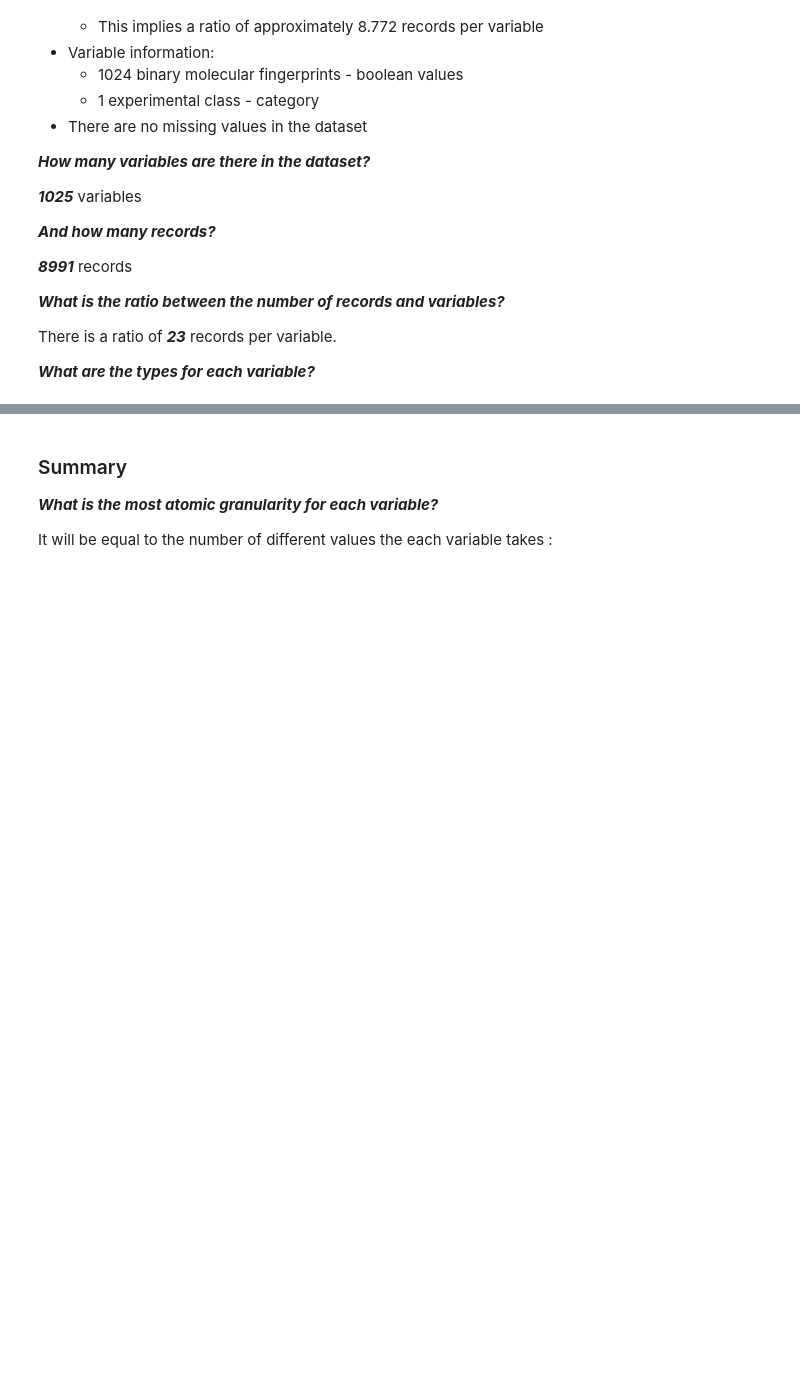
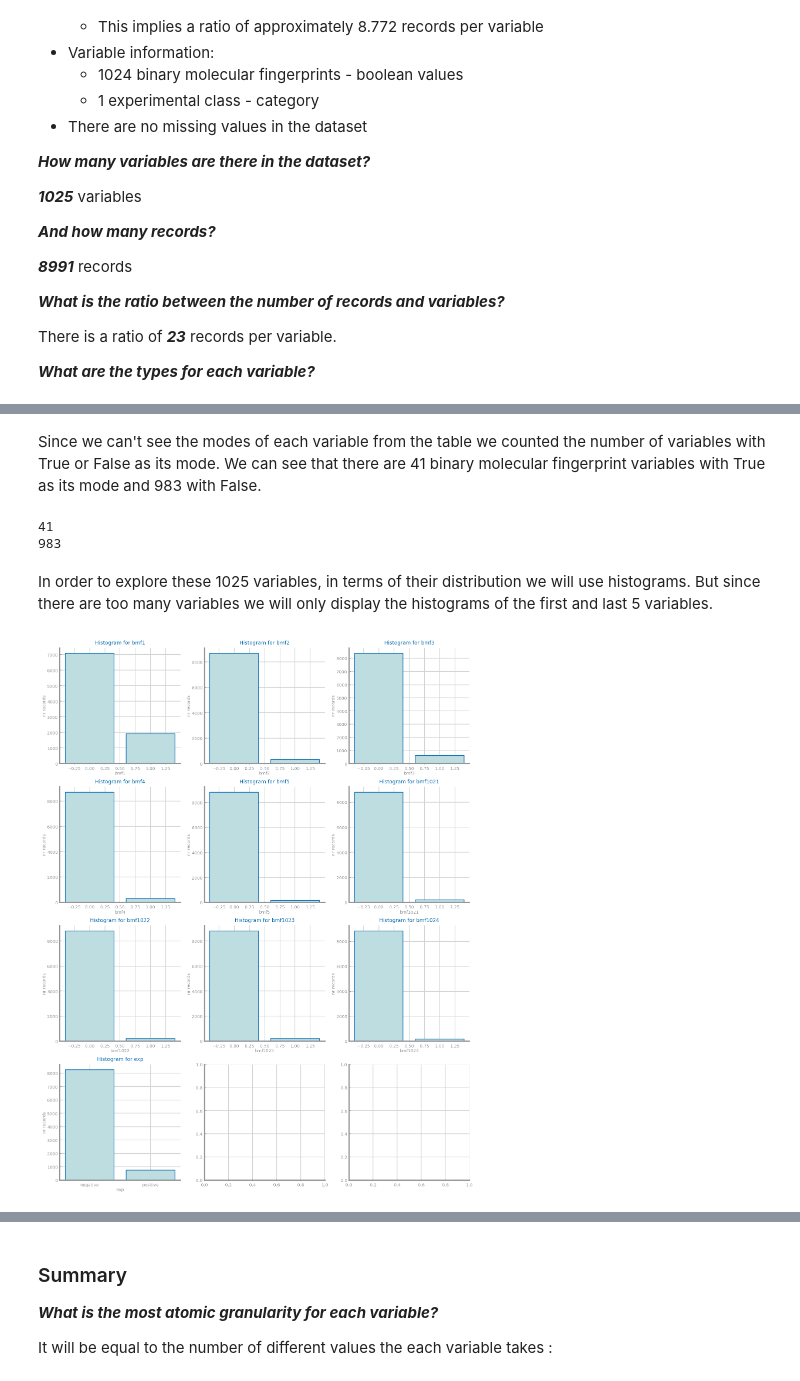
Before and after one commit to filipesousaist/ds_project, a Jupyter notebook: dataset2/DataProfiling.ipynb, the cells around one changed output, grey strips where cells are left out. Drawn from its saved outputs; the diff is of its cells as text; code cells hidden in the pictures; blank space fills up the shorter version.

```diff
--- a/dataset2/DataProfiling.ipynb
+++ b/dataset2/DataProfiling.ipynb
@@ -121,0 +134,27 @@ There is a ratio of ***23*** records per variable.
+# %% [markdown]
+Since we can't see the modes of each variable from the table we counted the number of variables with True or False as its mode. We can see that there are 41 binary molecular fingerprint variables with True as its mode and 983 with False.
+# %%
+print(data.mode().values.tolist()[0].count(True))
+print(data.mode().values.tolist()[0].count(False))
+# %% [output]
+41
+983
+# %% [markdown]
+In order to explore these 1025 variables, in terms of their distribution we will use histograms. But since there are too many variables we will only display the histograms of the first and last 5 variables.
+# %%
+symbolic_vars = data.columns
+
+rows, cols = ds.choose_grid(10)
+fig, axs = plt.subplots(rows, cols, figsize=(cols*ds.HEIGHT, rows*ds.HEIGHT), squeeze=False)
+i, j = 0, 0
+
+m = 0
+for n in list(range(0, 5)) + list(range(len(symbolic_vars) - 5, len(symbolic_vars))):
+    counts = data[symbolic_vars[n]].value_counts()
+    ds.bar_chart(counts.index.to_list(), counts.values, ax=axs[i, j], title='Histogram for %s'%symbolic_vars[n],
+                 xlabel=symbolic_vars[n], ylabel='nr records')
+    i, j = (i + 1, 0) if (m+1) % cols == 0 else (i, j + 1)
+    m += 1
+plt.show()
+# %% [output]
+[figure, added]
```
Also changed, not shown: parts of 7 cells of this notebook.
